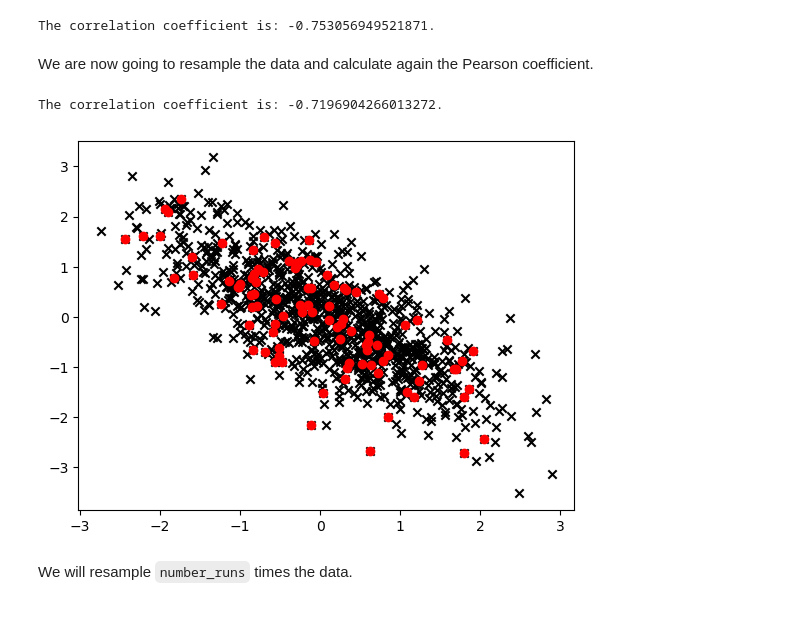
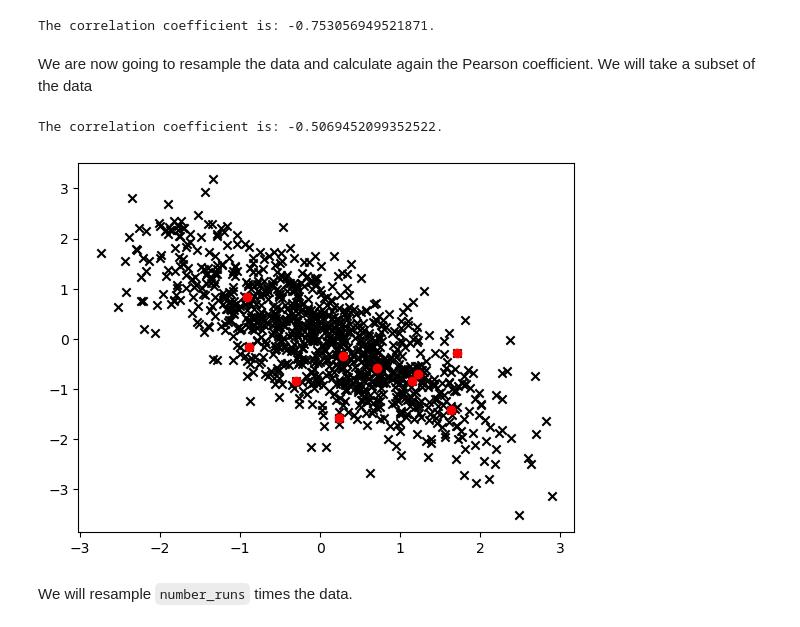
Before and after one commit to geo-smart/mlgeo, a Jupyter notebook: book/Chapter2-DataManipulation/2.6_resampling.ipynb, the cells around one changed output. Drawn from its saved outputs; the diff is of its cells as text; code cells hidden in the pictures.

```diff
--- a/book/Chapter2-DataManipulation/2.6_resampling.ipynb
+++ b/book/Chapter2-DataManipulation/2.6_resampling.ipynb
@@ -146,22 +146,24 @@ print('The correlation coefficient is: ' + str(correlation_matrix[0,1]) + '.')
 # %% [output]
 The correlation coefficient is: -0.753056949521871.
 # %% [markdown]
-We are now going to resample the data and calculate again the Pearson coefficient.
+We are now going to resample the data and calculate again the Pearson coefficient. We will take a subset of the data
+# %%
+nsubset=10
 # %%
 # Next, let's take some subset of the correlated data
 
-subset = rng.choice(correlated_data, size=100, replace=False)
+subset = rng.choice(correlated_data, size=nsubset, replace=False)
 
 # Report the correlation coefficient of the subsets
 print('The correlation coefficient is: ' + str(np.corrcoef(subset[:,0], subset[:, 1])[0,1]) + '.')
 
 # Plot up the original data vs. the samples we ended up taking
 plt.scatter(correlated_data[:, 0], correlated_data[:, 1], marker='x', c='black')
 plt.scatter(subset[:,0], subset[:, 1], c='red')
 plt.show()
 # %% [output]
-The correlation coefficient is: -0.7196904266013272.
+The correlation coefficient is: -0.5069452099352522.
-[figure, old version]
+[figure, new version]
 # %% [markdown]
 We will resample ``number_runs`` times the data.
 # %%
```
Also changed, not shown: parts of 4 cells of this notebook, 2 other files.
